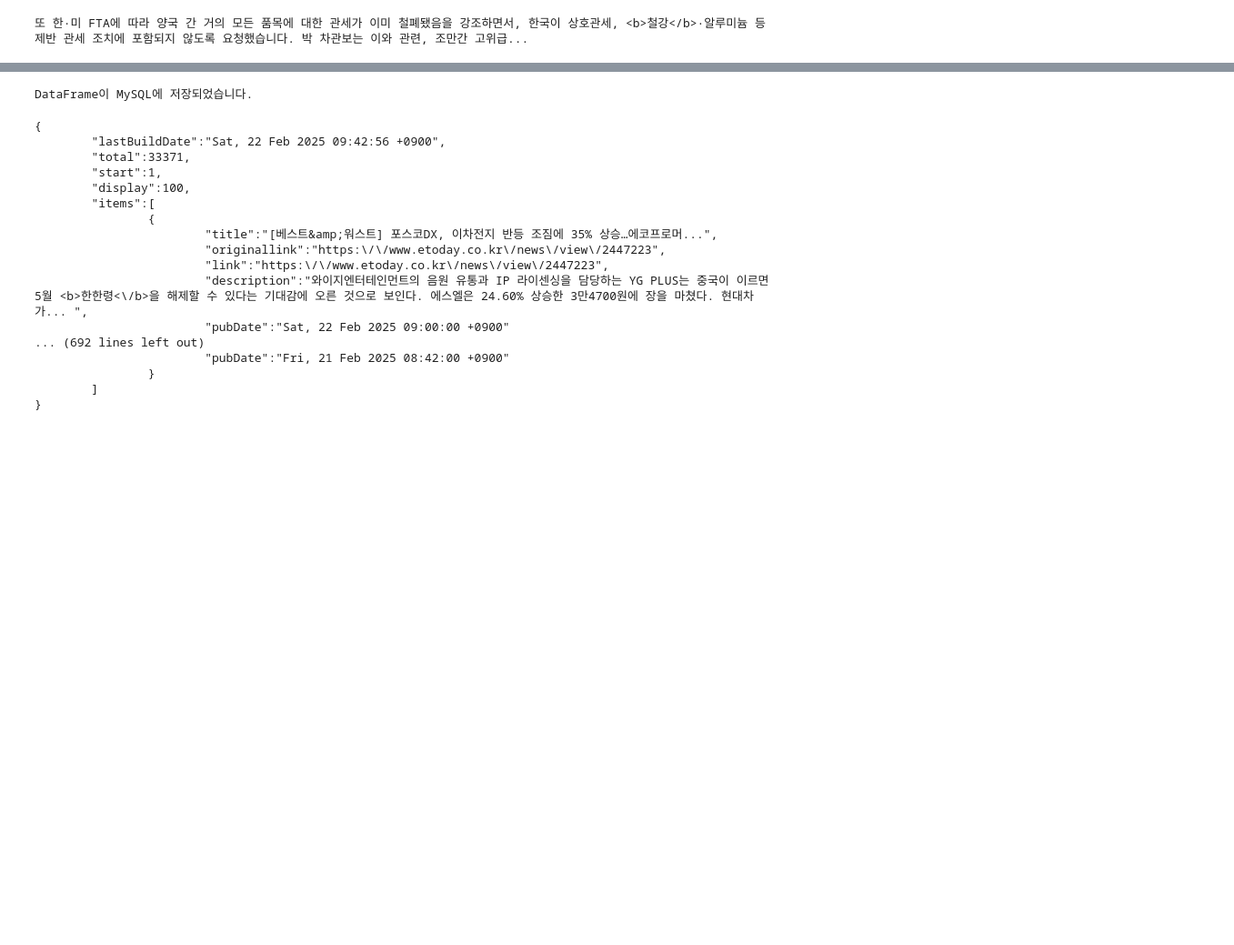
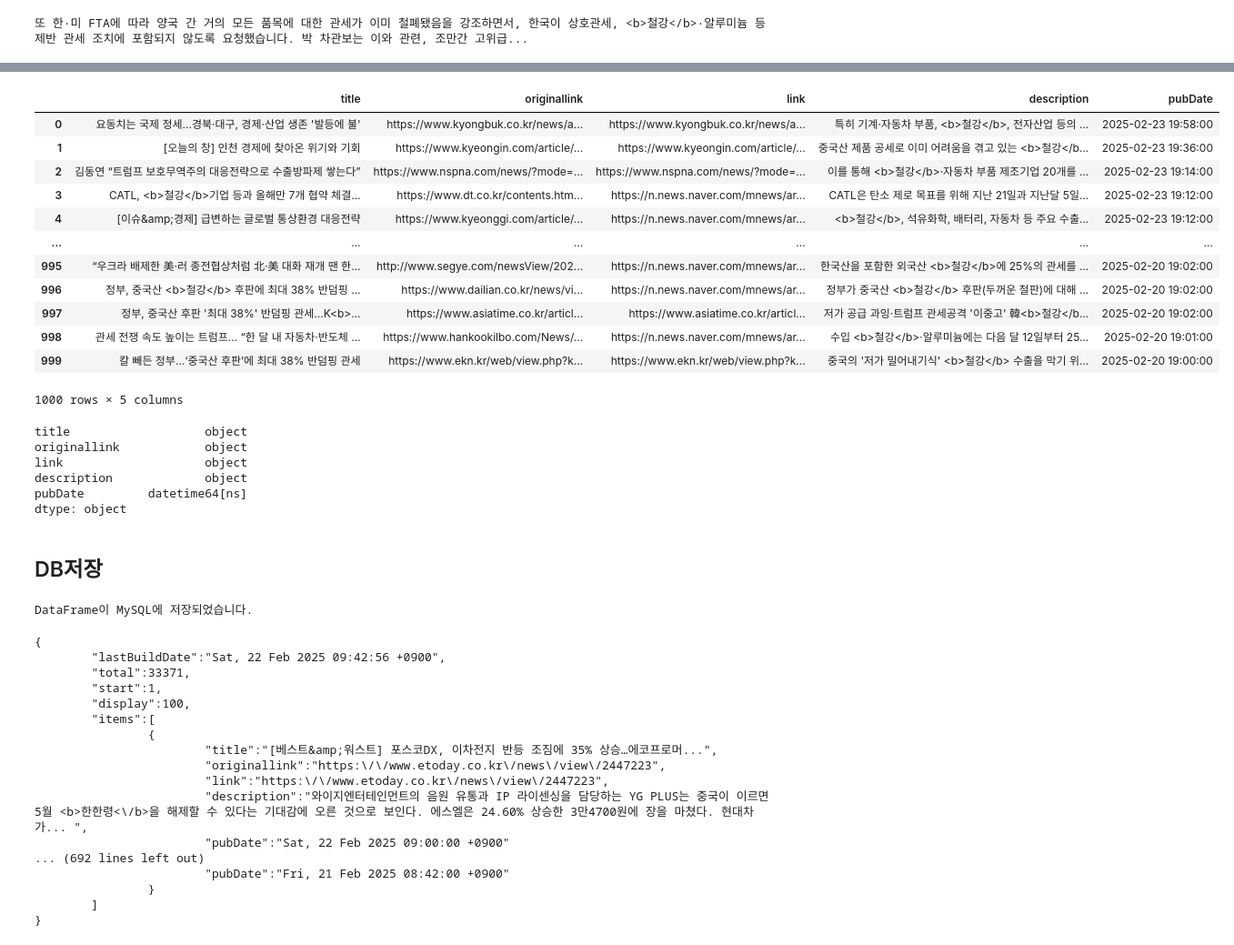
Before and after one commit to LiberSlave/NewsScraping, a Jupyter notebook: naver_news.ipynb, the cells around one changed output, grey strips where cells are left out. Shown at 91% size. Drawn from its saved outputs; the diff is of its cells as text; code cells hidden in the pictures; blank space fills up the shorter version.

```diff
--- a/naver_news.ipynb
+++ b/naver_news.ipynb
@@ -74,0 +98,4 @@ from sqlalchemy import create_engine
+# %%
+from naver_news import *
+a = get_news_in_range('철강',"20250220 18:00")
+a
@@ -75 +165,30 @@ from sqlalchemy import create_engine
+# %%
+from naver_news import *
+df = prepro_naver_news(a)
+df
+# %% [output]
+|  | title | originallink | link | description | pubDate |
+| 0 | 요동치는 국제 정세…경북·대구, 경제·산업 생존 '발등에 불' | https://www.kyongbuk.co.kr/news/a... | https://www.kyongbuk.co.kr/news/a... | 특히 기계·자동차 부품, <b>철강</b>, 전자산업 등의 ... | 2025-02-23 19:58:00 |
+| 1 | [오늘의 창] 인천 경제에 찾아온 위기와 기회 | https://www.kyeongin.com/article/... | https://www.kyeongin.com/article/... | 중국산 제품 공세로 이미 어려움을 겪고 있는 <b>철강</b... | 2025-02-23 19:36:00 |
+| 2 | 김동연 “트럼프 보호무역주의 대응전략으로 수출방파제 쌓는다” | https://www.nspna.com/news/?mode=... | https://www.nspna.com/news/?mode=... | 이를 통해 <b>철강</b>·자동차 부품 제조기업 20개를 ... | 2025-02-23 19:14:00 |
+| 3 | CATL, <b>철강</b>기업 등과 올해만 7개 협약 체결... | https://www.dt.co.kr/contents.htm... | https://n.news.naver.com/mnews/ar... | CATL은 탄소 제로 목표를 위해 지난 21일과 지난달 5일... | 2025-02-23 19:12:00 |
+| 4 | [이슈&amp;경제] 급변하는 글로벌 통상환경 대응전략 | https://www.kyeonggi.com/article/... | https://n.news.naver.com/mnews/ar... | <b>철강</b>, 석유화학, 배터리, 자동차 등 주요 수출... | 2025-02-23 19:12:00 |
+| ... | ... | ... | ... | ... | ... |
+| 995 | “우크라 배제한 美·러 종전협상처럼 北·美 대화 재개 땐 한... | http://www.segye.com/newsView/202... | https://n.news.naver.com/mnews/ar... | 한국산을 포함한 외국산 <b>철강</b>에 25%의 관세를 ... | 2025-02-20 19:02:00 |
+| 996 | 정부, 중국산 <b>철강</b> 후판에 최대 38% 반덤핑 ... | https://www.dailian.co.kr/news/vi... | https://n.news.naver.com/mnews/ar... | 정부가 중국산 <b>철강</b> 후판(두꺼운 철판)에 대해 ... | 2025-02-20 19:02:00 |
+| 997 | 정부, 중국산 후판 '최대 38%' 반덤핑 관세...K<b>... | https://www.asiatime.co.kr/articl... | https://www.asiatime.co.kr/articl... | 저가 공급 과잉·트럼프 관세공격 '이중고' 韓<b>철강</b... | 2025-02-20 19:02:00 |
+| 998 | 관세 전쟁 속도 높이는 트럼프… “한 달 내 자동차·반도체 ... | https://www.hankookilbo.com/News/... | https://n.news.naver.com/mnews/ar... | 수입 <b>철강</b>·알루미늄에는 다음 달 12일부터 25... | 2025-02-20 19:01:00 |
+| 999 | 칼 빼든 정부…‘중국산 후판’에 최대 38% 반덤핑 관세 | https://www.ekn.kr/web/view.php?k... | https://www.ekn.kr/web/view.php?k... | 중국의 '저가 밀어내기식' <b>철강</b> 수출을 막기 위... | 2025-02-20 19:00:00 |
+1000 rows × 5 columns
+# %%
+df.dtypes
+# %% [output]
+title                   object
+originallink            object
+link                    object
+description             object
+pubDate         datetime64[ns]
+dtype: object
+# %% [markdown]
+## DB저장
 # %%
```
Also changed, not shown: parts of 33 cells of this notebook, 1 other file.
